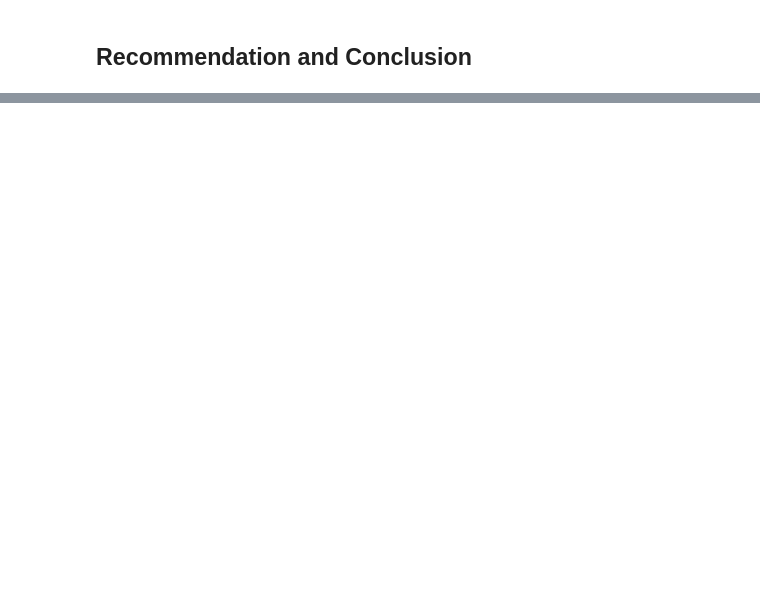
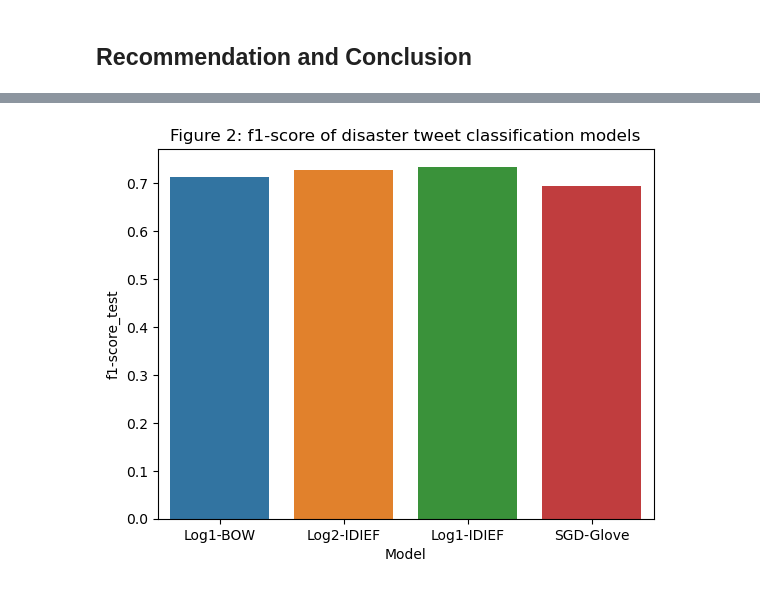
Before and after one commit to bowenwen/npl-natural-disasters, a Jupyter notebook: analysis.ipynb, the cells around one changed output, grey strips where cells are left out. Saved outputs shown, nothing was run; the diff lists cells and outputs as text; code cells hidden in the pictures; blank space fills up the shorter version.

```diff
--- a/analysis.ipynb
+++ b/analysis.ipynb
@@ -825,0 +1084,6 @@ Overall, the **SGD-Glove** model performed worse than the previous models. This
+# %%
+fig = sns.barplot(df_results, x="Model", y="f1-score_test").set_title(
+    "Figure 2: f1-score of disaster tweet classification models"
+)
+# %% [output]
+[figure, added]
```
Also changed, not shown: parts of 45 cells of this notebook.
